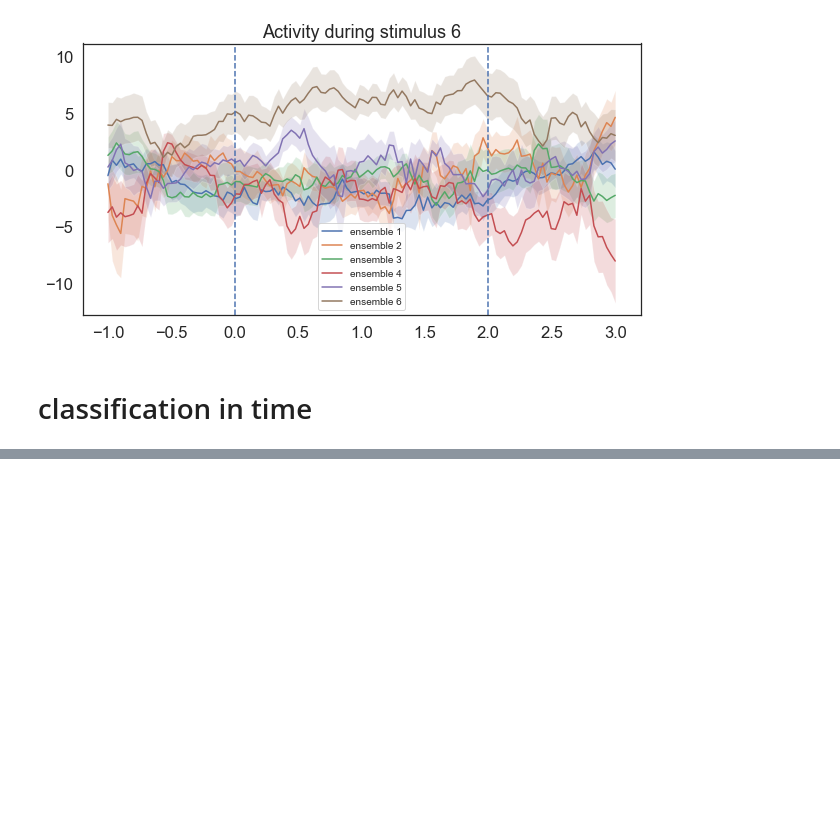
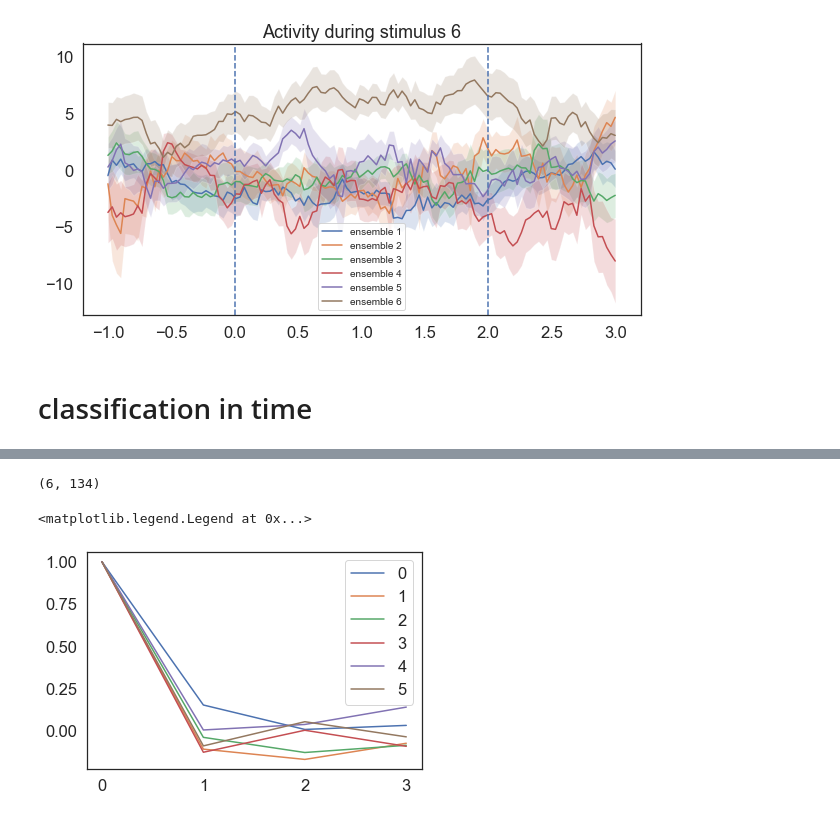
Before and after one commit to melisamc89/acc_network_analysis, a Jupyter notebook: davide/decoding/LR_decoding_sounds.ipynb, the cells around one changed output, grey strips where cells are left out. Cells and saved outputs as stored; diff of their text form; code cells hidden in the pictures; blank space fills up the shorter version.

```diff
--- a/davide/decoding/LR_decoding_sounds.ipynb
+++ b/davide/decoding/LR_decoding_sounds.ipynb
@@ -283,8 +283,10 @@ plt.tight_layout()
 corrs = []
 
 weights_0 = t_models[0]['logistic'].coef_
-for t in range(len(t_models)):
-    weights = t_models[t]['logistic'].coef_
-
-    corr = np.corrcoef(weights_0,weights_0)[0]
-    print(corr.shape)
+for s in range(len(weights_0)):
+    s_corr = []
+    for t in range(len(t_models)):
+        weights = t_models[t]['logistic'].coef_[s]
+        corr = np.corrcoef(weights_0[s],weights)[0,1]
+        s_corr.append(corr)
+    corrs.append(s_corr)
@@ -300,0 +293,12 @@ for t in range(len(t_models)):
+# %%
+weights_0.shape
+# %% [output]
+(6, 134)
+# %%
+for i,c in enumerate(corrs):
+    plt.plot(c,label=i)
+
+plt.legend()
+# %% [output]
+<matplotlib.legend.Legend at 0x...>
+[figure, added]
```
Also changed, not shown: parts of 4 cells of this notebook, 1 other file.
